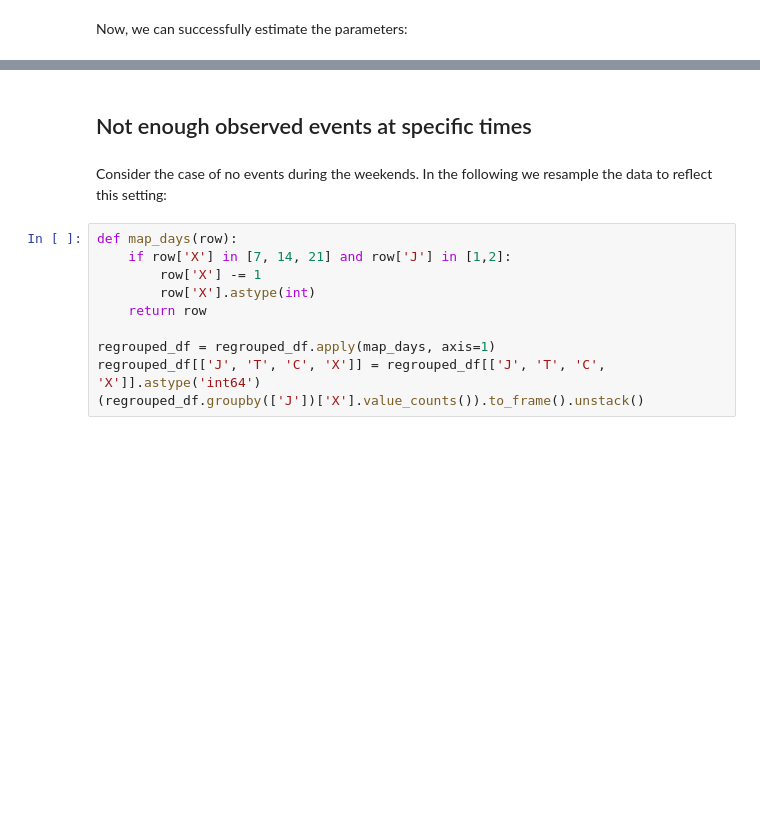
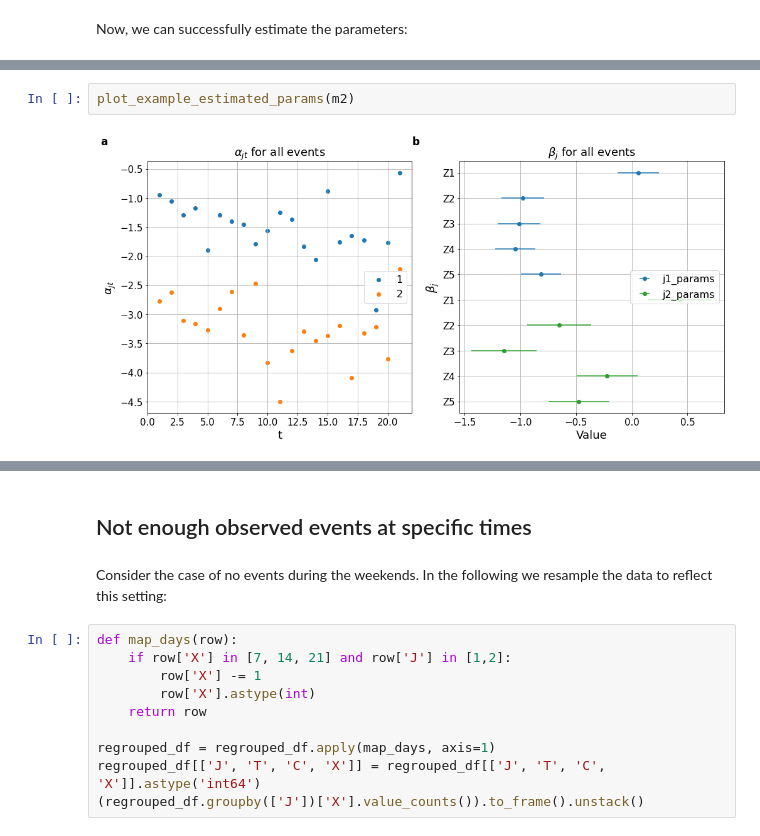
Before and after one commit to tomer1812/pydts, a Jupyter notebook: docs/UsageExample-RegroupingData.ipynb, the cells around one changed output, grey strips where cells are left out. Drawn from its saved outputs; the diff is of its cells as text; blank space fills up the shorter version.

```diff
--- a/docs/UsageExample-RegroupingData.ipynb
+++ b/docs/UsageExample-RegroupingData.ipynb
@@ -69 +103,5 @@ Now, we can successfully estimate the parameters:
+# %%
+plot_example_estimated_params(m2)
+# %% [output]
+[figure, added]
 # %%
```
Also changed, not shown: parts of 11 cells of this notebook, 3 other files.
